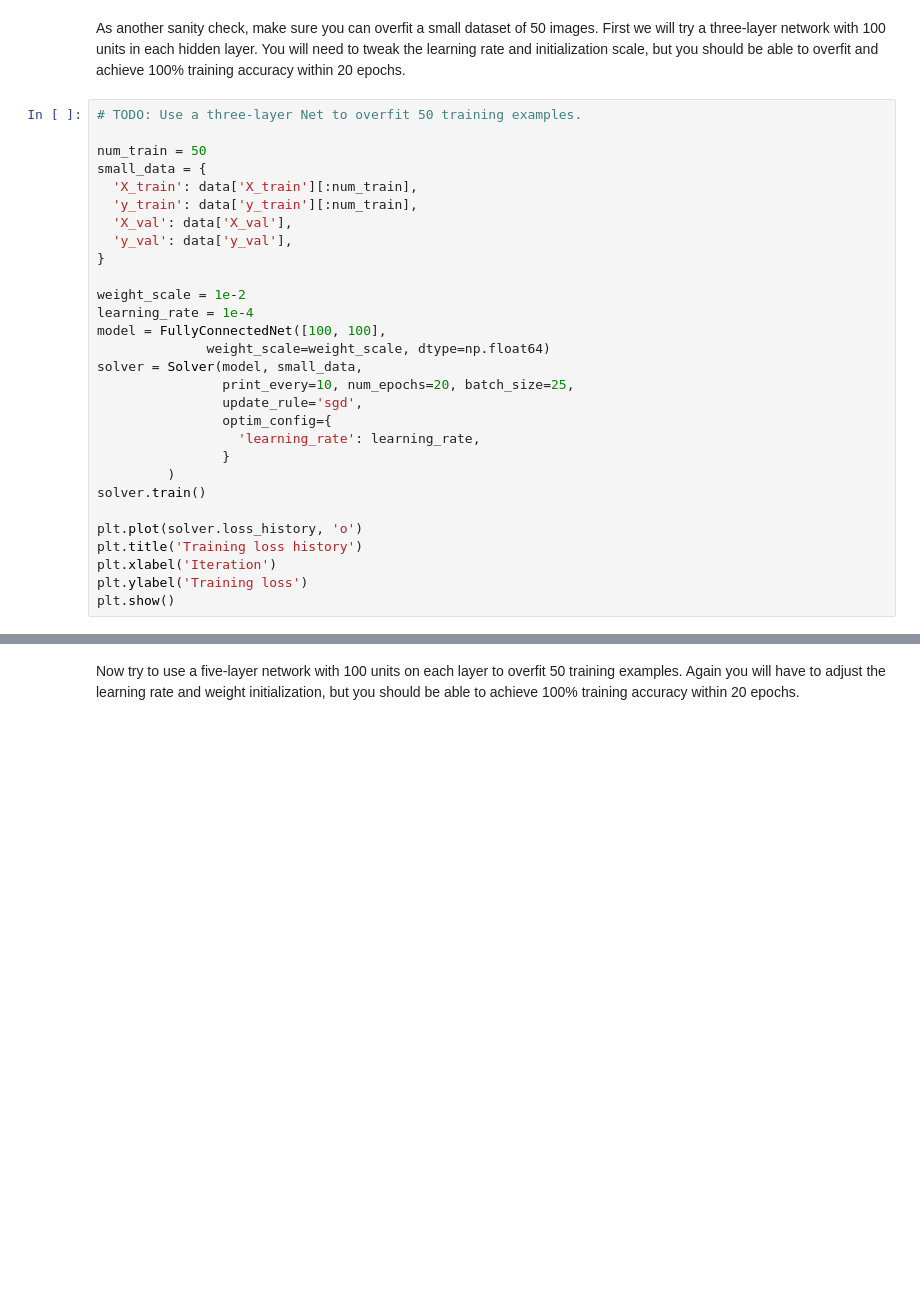
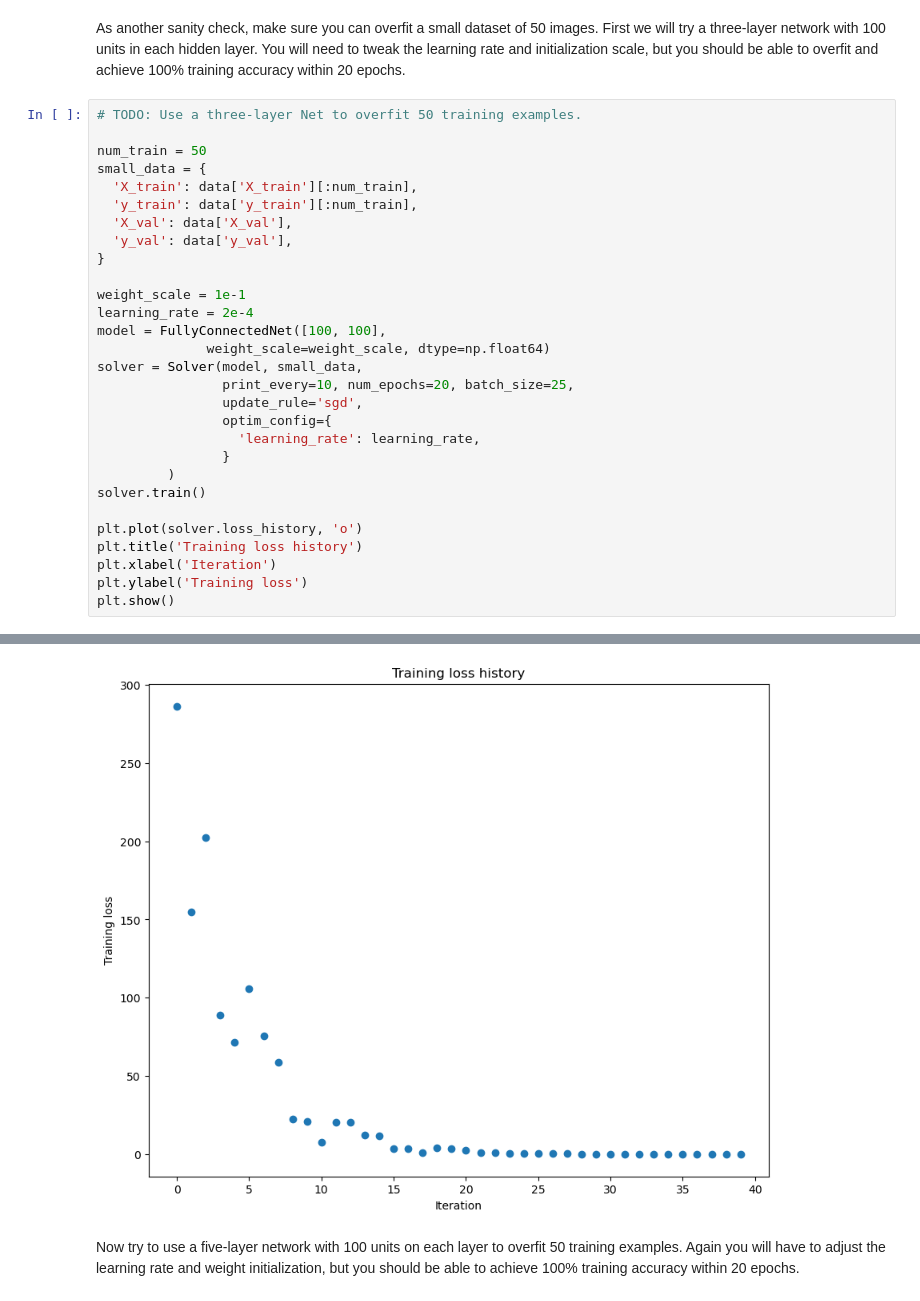
Before and after one commit to yiwengxie/cs231n, a Jupyter notebook: assignment2/FullyConnectedNets.ipynb, the cells around one changed output, grey strips where cells are left out. Saved outputs shown, nothing was run; the diff lists cells and outputs as text; blank space fills up the shorter version.

```diff
--- a/assignment2/FullyConnectedNets.ipynb
+++ b/assignment2/FullyConnectedNets.ipynb
@@ -420,8 +435,8 @@ small_data = {
   'y_val': data['y_val'],
 }
 
-weight_scale = 1e-2
-learning_rate = 1e-4
+weight_scale = 1e-1
+learning_rate = 2e-4
 model = FullyConnectedNet([100, 100],
               weight_scale=weight_scale, dtype=np.float64)
 solver = Solver(model, small_data,
@@ -438,3 +453,4 @@ plt.title('Training loss history')
 plt.xlabel('Iteration')
 plt.ylabel('Training loss')
 plt.show()
+# %% [output]
@@ -441,3 +474,4 @@ plt.show()
+[figure, added]
 # %% [markdown]
 Now try to use a five-layer network with 100 units on each layer to overfit 50 training examples. Again you will have to adjust the learning rate and weight initialization, but you should be able to achieve 100% training accuracy within 20 epochs.
 # %%
```
Also changed, not shown: parts of 7 cells of this notebook, 2 other files.
